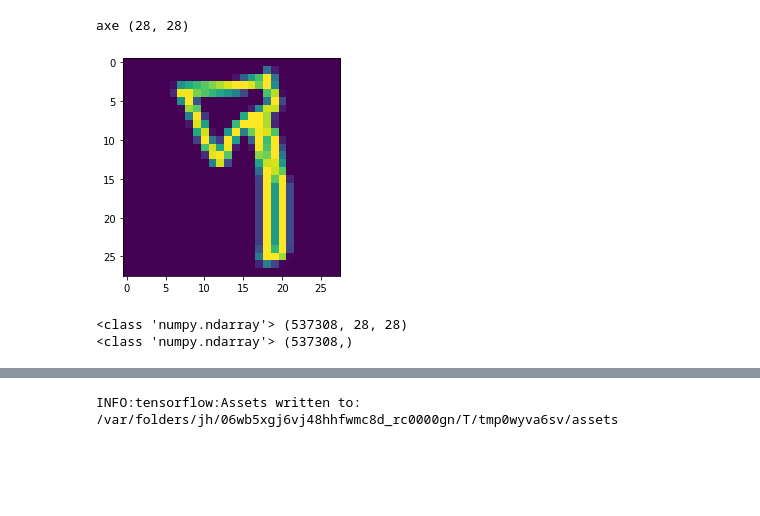
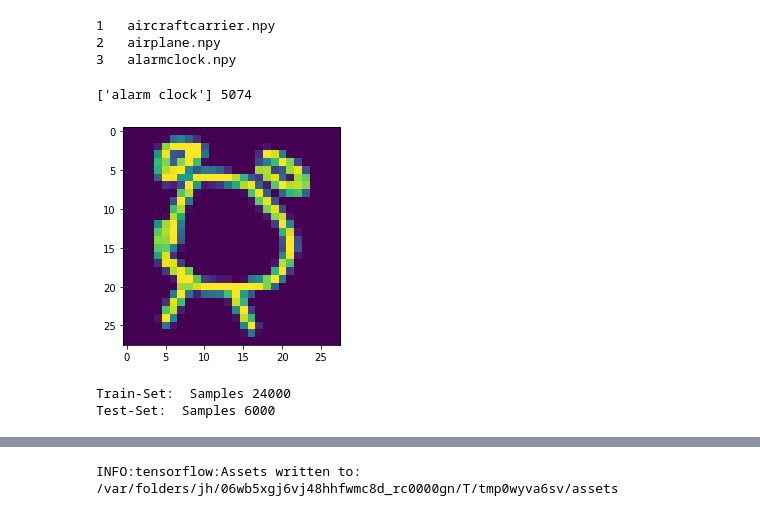
Before and after one commit to hmitroglou/Quickdraw, a Jupyter notebook: training_quickdraw/quickdraw_npy.ipynb, the cells around one changed output, grey strips where cells are left out. Drawn from its saved outputs; the diff is of its cells as text; code cells hidden in the pictures; blank space fills up the shorter version.

Commit message:
quickdraw_npy download all files from google

```diff
--- a/training_quickdraw/quickdraw_npy.ipynb
+++ b/training_quickdraw/quickdraw_npy.ipynb
@@ -97,16 +29,0 @@ label = l0.copy()
-# %%
-i=1
-seed = 11
-np.random.seed(seed)
-np.random.shuffle(data)
-np.random.seed(seed)
-np.random.shuffle(label)
-
-t1 = (data)[i]
-t = np.reshape(t1,(28,28))
-data0 = t
-plt.imshow(data0)
-print(labels[label[i]],data0.shape)
-# %% [output]
-axe (28, 28)
-[figure, removed]
@@ -112,0 +66,20 @@ axe (28, 28)
+# %%
+#load categories
+cats = open("categories.txt",'r')
+reader = csv.reader(cats)
+cats = [row for row in reader]
+
+#load data
+number_of_categories = len(cats)
+number_of_samples = 30000
+
+d = download_data(cats[0:number_of_categories],number_of_samples)
+cat_id = np.repeat(range(number_of_categories),number_of_samples)+1
+
+#reshape data into 28x28
+data = d.copy()
+data = np.reshape(data,(len(d),28,28))
+# %% [output]
+1   aircraftcarrier.npy
+2   airplane.npy
+3   alarmclock.npy
@@ -113,19 +89,27 @@ axe (28, 28)
+# %%
+#TEST Show
+i=rd.randint(1,number_of_categories*number_of_samples)
+plt.imshow(data[i])
+print(cats[cat_id[i]-1],i)
+# %% [output]
+['alarm clock'] 5074
+[figure, added]
 # %%
 #split data
 training = 0.8
 test = 1.-training
 
 x_train = data[0:m.floor(training*len(data))]/ 255.0
-y_train = label[0:m.floor(training*len(label))]
+y_train = cat_id[0:m.floor(training*len(cat_id))]
 
 x_test = data[m.ceil(training*len(data)):len(data)]/ 255.0
-y_test = label[m.ceil(training*len(label)):len(label)]
+y_test = cat_id[m.ceil(training*len(cat_id)):len(cat_id)]
 
-print(type(x_train),np.shape(x_train))
-print(type(y_train),np.shape(y_train))
+print('Train-Set: ','Samples',np.shape(x_train)[0])
+print('Test-Set: ','Samples',np.shape(x_test)[0])
 # %% [output]
-<class 'numpy.ndarray'> (537308, 28, 28)
-<class 'numpy.ndarray'> (537308,)
+Train-Set:  Samples 24000
+Test-Set:  Samples 6000
 # %%
 model = tf.keras.models.Sequential([
   tf.keras.layers.Flatten(input_shape=(28, 28)),
```
Also changed, not shown: parts of 12 cells of this notebook, 4 other files.
